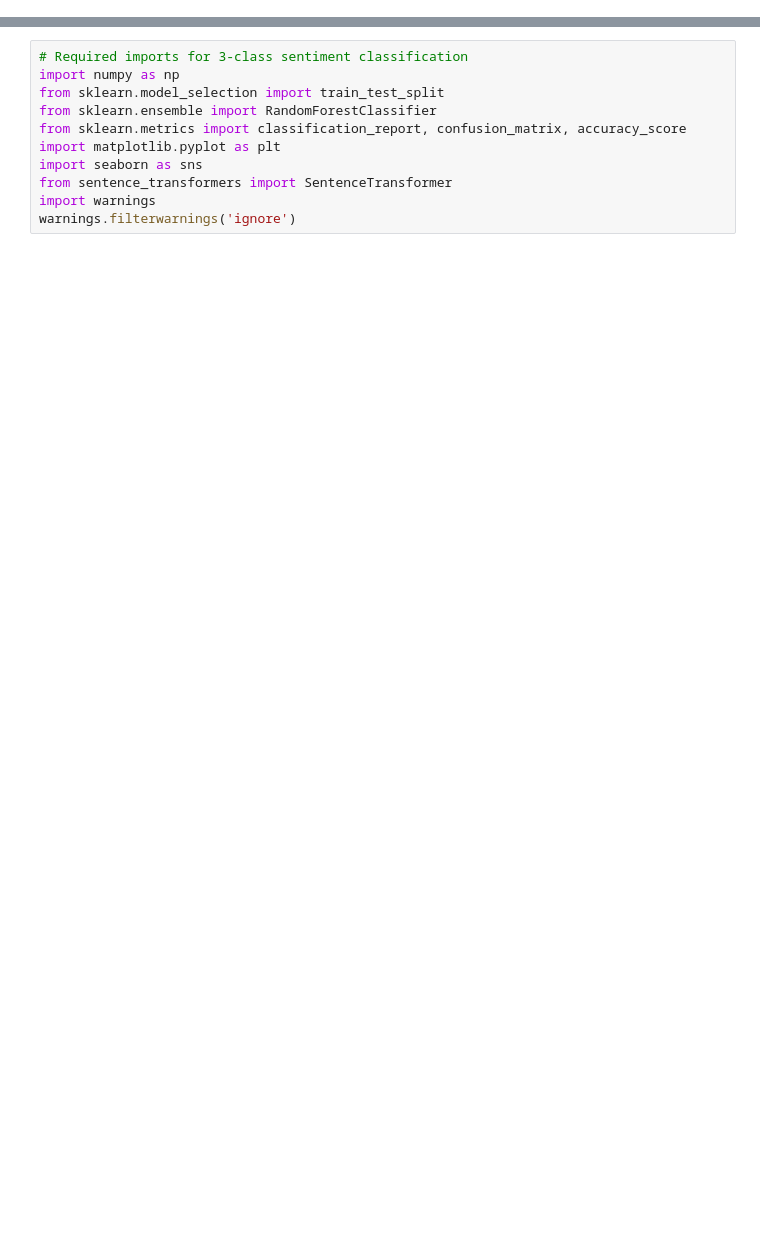
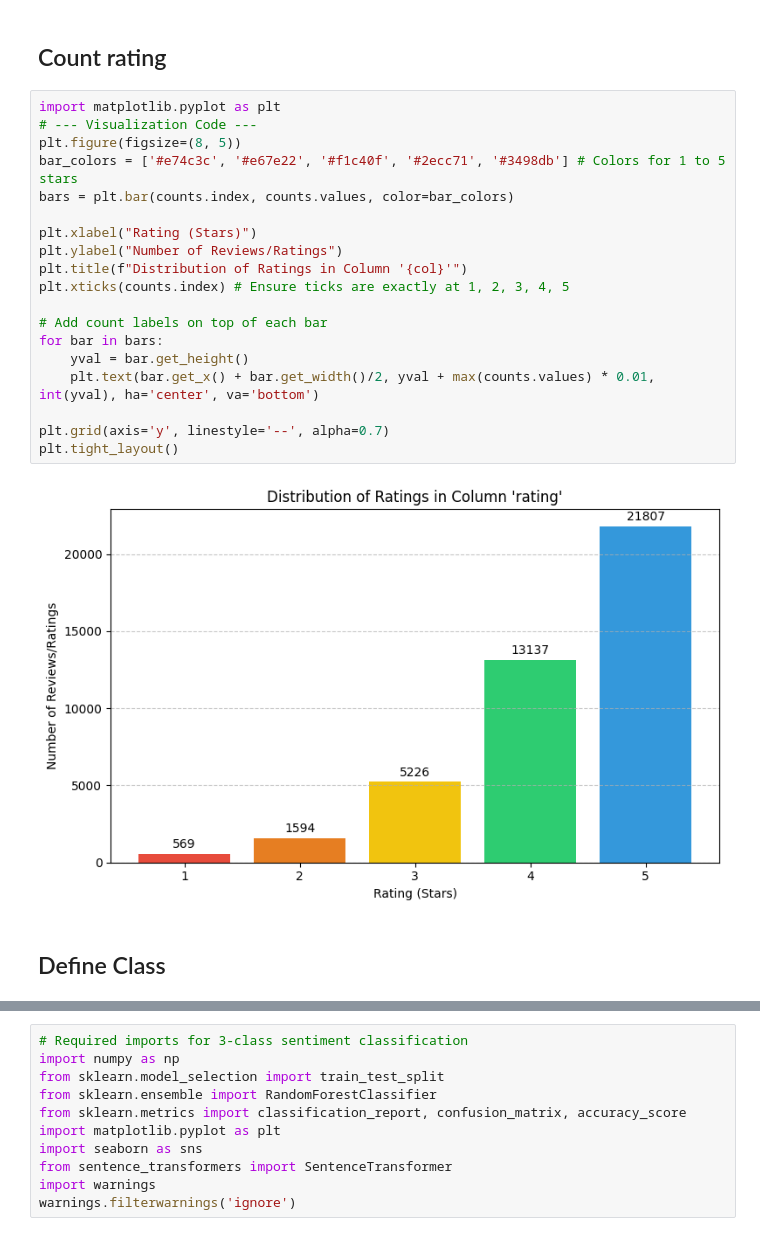
Before and after one commit to Pontakorn-Wich/Mini_project, a Jupyter notebook: Sentiment_Clasification/Classification.ipynb, the cells around one changed output, grey strips where cells are left out. Drawn from its saved outputs; the diff is of its cells as text; blank space fills up the shorter version.

```diff
--- a/Sentiment_Clasification/Classification.ipynb
+++ b/Sentiment_Clasification/Classification.ipynb
@@ -33,4 +37,29 @@ rating
 Name: count, dtype: int64
+# %% [markdown]
+## Count rating
+# %%
+import matplotlib.pyplot as plt
+# --- Visualization Code ---
+plt.figure(figsize=(8, 5))
+bar_colors = ['#e74c3c', '#e67e22', '#f1c40f', '#2ecc71', '#3498db'] # Colors for 1 to 5 stars
+bars = plt.bar(counts.index, counts.values, color=bar_colors)
+
+plt.xlabel("Rating (Stars)")
+plt.ylabel("Number of Reviews/Ratings")
+plt.title(f"Distribution of Ratings in Column '{col}'")
+plt.xticks(counts.index) # Ensure ticks are exactly at 1, 2, 3, 4, 5
+
+# Add count labels on top of each bar
+for bar in bars:
+    yval = bar.get_height()
+    plt.text(bar.get_x() + bar.get_width()/2, yval + max(counts.values) * 0.01, int(yval), ha='center', va='bottom')
+
+plt.grid(axis='y', linestyle='--', alpha=0.7)
+plt.tight_layout()
+# %% [output]
+[figure, added]
+# %% [markdown]
+## Define Class
 # %%
 # Remap labels to 3-class sentiment: Negative (1,2) -> 0, Mixed (3) -> 1, Positive (4,5) -> 2
 print("=" * 120)
```
Also changed, not shown: parts of 19 cells of this notebook.
